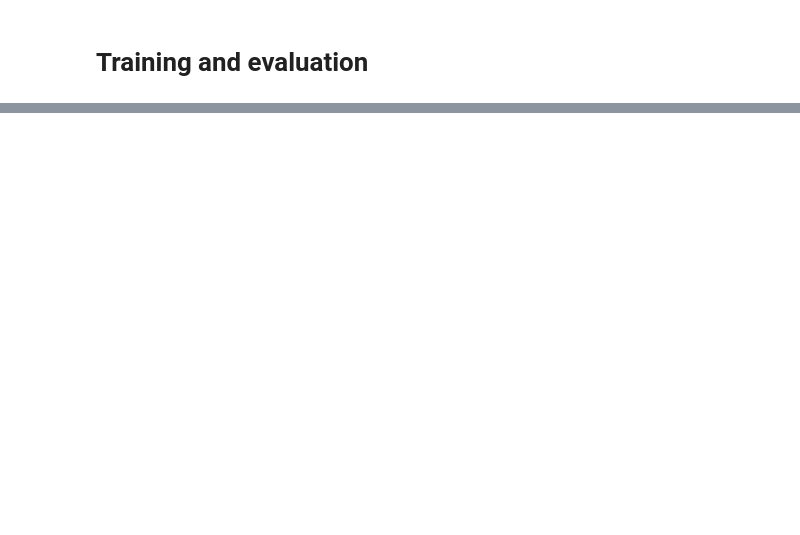
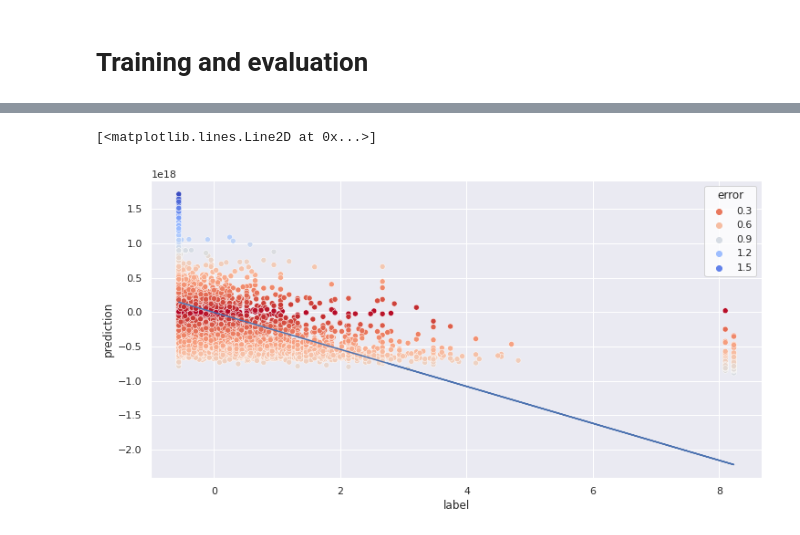
Before and after one commit to davidegavio/amd-sm2l-project, a Jupyter notebook: amd_sm2l_project_notebook.ipynb, the cells around one changed output, grey strips where cells are left out. Drawn from its saved outputs; the diff is of its cells as text; code cells hidden in the pictures; blank space fills up the shorter version.

```diff
--- a/amd_sm2l_project_notebook.ipynb
+++ b/amd_sm2l_project_notebook.ipynb
@@ -354,8 +476,8 @@ MSE with different regularization factors
 # Training and evaluation
 # %%
 %%time
-print('Training with {} as learning rate and {} as regularization factor'.format(learning_rate, 0.1))
-spark_rr = SparkRidgeRegression(n_iterations=300, learning_rate=0.00001, reg_factor=0.01)
+print('Training with {} as learning rate and {} as regularization factor'.format(0.00001, alpha))
+spark_rr = SparkRidgeRegression(n_iterations=n_iterations, learning_rate=0.00001, reg_factor=alpha)
 now = datetime.now()
 spark_rr.fit(labeled_train_df)
 print('==> Done in {}\n'.format(datetime.now()-now))
@@ -385,0 +539,6 @@ plt.ylabel('Training error', fontsize = 14)
+# %%
+x = np.array(predictions_df.select('label').collect()).flatten()
+y = np.array(predictions_df.select('predictions').collect()).flatten()
+e = [abs(x[i] - y[i]) for i in range(len(x))]
+df = pd.DataFrame(list(zip(x, y, e)), columns = ['label', 'prediction', 'error'])
+df
@@ -385,0 +559,12 @@ plt.ylabel('Training error', fontsize = 14)
+# %%
+import seaborn as sns
+import matplotlib.pyplot as plt
+m, b = np.polyfit(x, y, 1)
+fig, ax = plt.subplots(figsize=(12, 6))
+sns.set_theme(style="whitegrid")
+sns.scatterplot(data=df, x="label", y="prediction", hue='error', palette='coolwarm_r')
+
+plt.plot(x, m*x + b)
+# %% [output]
+[<matplotlib.lines.Line2D at 0x...>]
+[figure, added]
```
Also changed, not shown: parts of 31 cells of this notebook.
